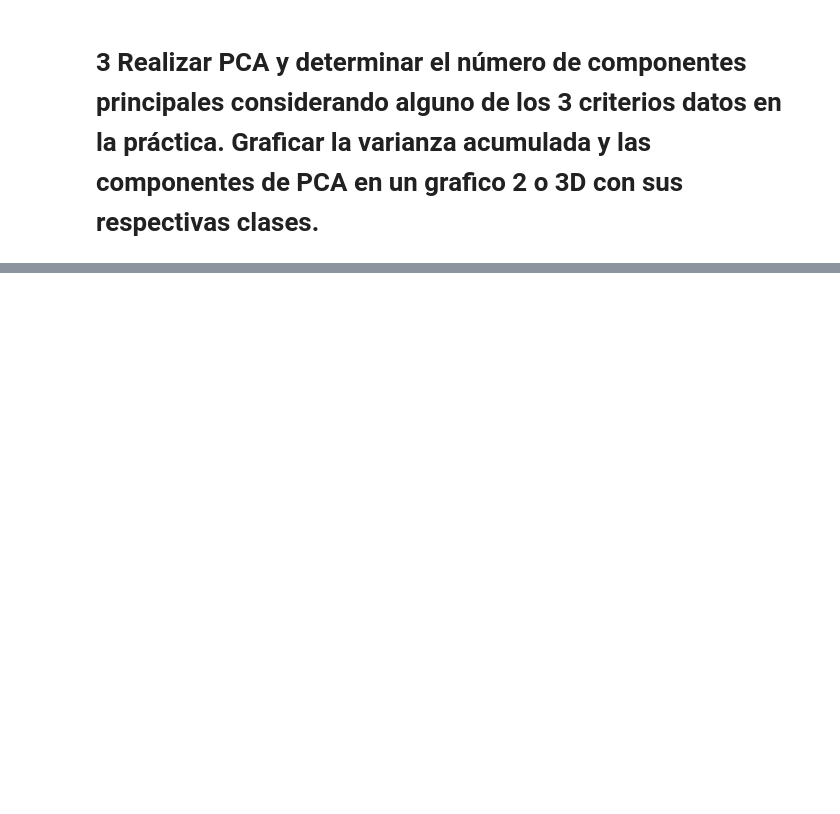
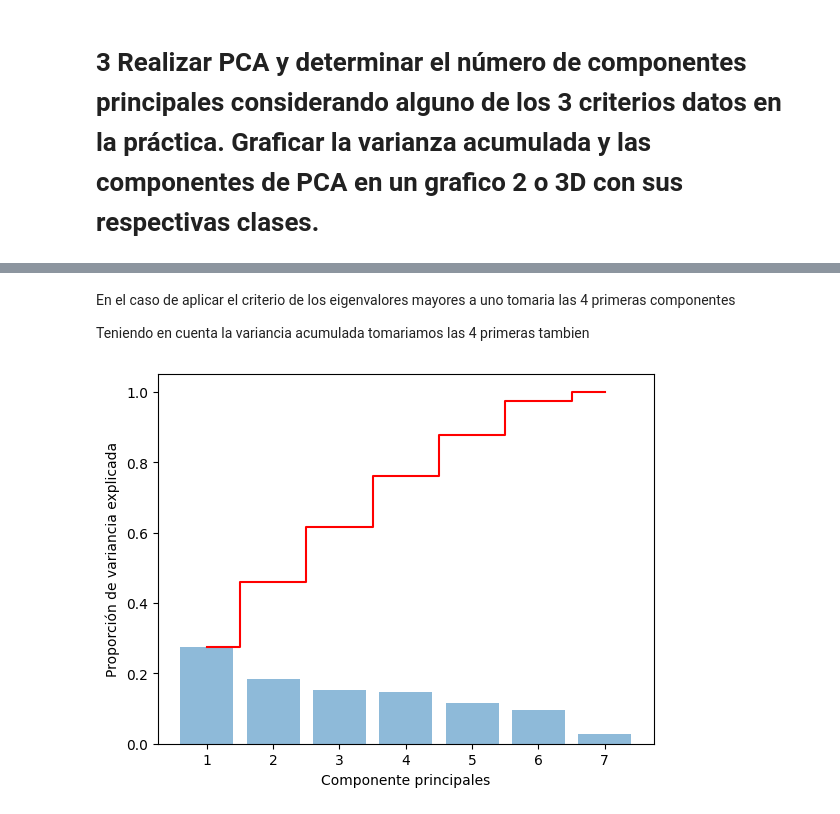
Before and after one commit to agustinarenas/MD-TUIA-Arenas-Petetta, a Jupyter notebook: TPDM_1_Petetta.ipynb, the cells around one changed output, grey strips where cells are left out. Saved outputs shown, nothing was run; the diff lists cells and outputs as text; code cells hidden in the pictures; blank space fills up the shorter version.

```diff
--- a/TPDM_1_Petetta.ipynb
+++ b/TPDM_1_Petetta.ipynb
@@ -150,0 +120,4 @@ df_final.tail()
+# %%
+df_sub = dataframe[dataframe.describe().columns]
+
+dataframe_escalado = (df_sub-df_sub.mean())/df_sub.std()
@@ -152,0 +144,23 @@ df_final.tail()
+# %%
+# Obtener todas las componentes principales
+pca = PCA(n_components=df_sub.shape[1])
+
+pca_features = pca.fit_transform(dataframe_escalado)
+
+# PC dataframe
+pca_df = pd.DataFrame(
+    data=pca_features,
+    columns=df_sub.columns)
+
+
+nuevos_nombres = {'N': 'PC1',
+                  'P': 'PC2',
+                  'K': 'PC3',
+                  'temperature': 'PC4',
+                  'humidity': 'PC5',
+                  'ph': 'PC6',
+                  'rainfall': 'PC7'}
+
+pca_df.rename(columns=nuevos_nombres, inplace=True)
+
+pca_df['label'] = dataframe['label']
@@ -152,0 +219,16 @@ df_final.tail()
+# %% [markdown]
+En el caso de aplicar el criterio de los eigenvalores mayores a uno tomaria las 4 primeras componentes
+
+Teniendo en cuenta la variancia acumulada tomariamos las 4 primeras tambien
+# %%
+plt.bar(range(1,8), pca.explained_variance_ratio_,
+        alpha=0.5,
+        align='center')
+plt.step(range(1,8), np.cumsum(pca.explained_variance_ratio_),
+         where='mid',
+         color='red')
+plt.ylabel('Proporción de variancia explicada')
+plt.xlabel('Componente principales')
+plt.show()
+# %% [output]
+[figure, added]
```
Also changed, not shown: parts of 16 cells of this notebook.
